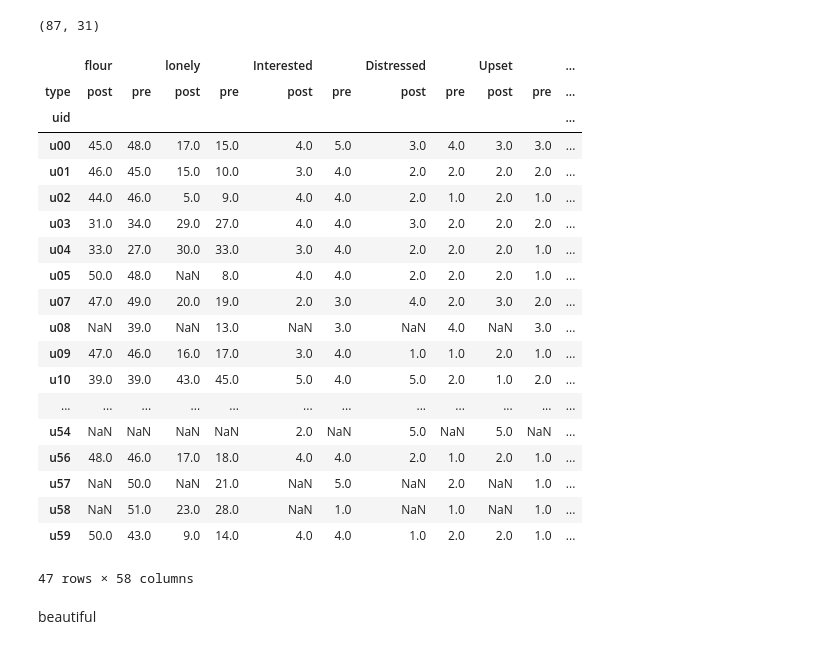
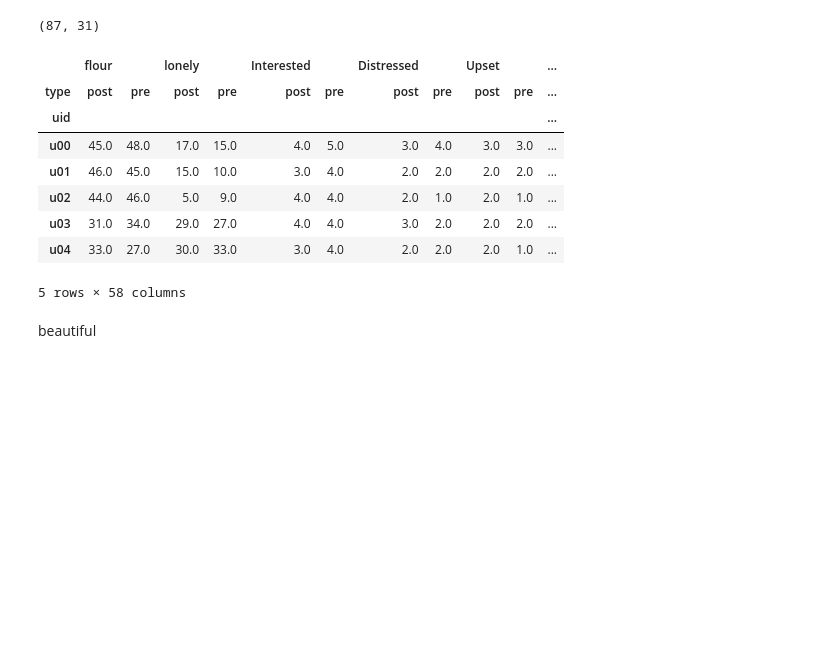
Before and after one commit to mkhash/Modelling-Student-Stress, a Jupyter notebook: code/EDA.ipynb, the cells around one changed output. Drawn from its saved outputs; the diff is of its cells as text; code cells hidden in the pictures; blank space fills up the shorter version.

```diff
--- a/code/EDA.ipynb
+++ b/code/EDA.ipynb
@@ -572,7 +572,7 @@ phq_9_tot.head()
 # %%
 red_survey = flour_tot
 
-for i in [lonely_tot, panas_df, stress_tot, phq_9_tot, vr_score, big_five_score]:
+for i in [lonely_tot, panas_df, phq_9_tot, vr_score, big_five_score, stress_tot]:
     red_survey = red_survey.merge(i, how = 'outer', on = ['uid', 'type'])
 # %%
 red_survey.shape
@@ -580,28 +580,17 @@ red_survey.shape
 (87, 31)
 # %%
 pivot_survey = red_survey.pivot(index = 'uid', columns = 'type')
-pivot_survey
+pivot_survey.head()
 # %% [output]
 |  | flour |  | lonely |  | Interested |  | Distressed |  | Upset |  | ... |
 | type | post | pre | post | pre | post | pre | post | pre | post | pre | ... |
 | uid |  |  |  |  |  |  |  |  |  |  | ... |
 | u00 | 45.0 | 48.0 | 17.0 | 15.0 | 4.0 | 5.0 | 3.0 | 4.0 | 3.0 | 3.0 | ... |
 | u01 | 46.0 | 45.0 | 15.0 | 10.0 | 3.0 | 4.0 | 2.0 | 2.0 | 2.0 | 2.0 | ... |
 | u02 | 44.0 | 46.0 | 5.0 | 9.0 | 4.0 | 4.0 | 2.0 | 1.0 | 2.0 | 1.0 | ... |
 | u03 | 31.0 | 34.0 | 29.0 | 27.0 | 4.0 | 4.0 | 3.0 | 2.0 | 2.0 | 2.0 | ... |
 | u04 | 33.0 | 27.0 | 30.0 | 33.0 | 3.0 | 4.0 | 2.0 | 2.0 | 2.0 | 1.0 | ... |
-| u05 | 50.0 | 48.0 | NaN | 8.0 | 4.0 | 4.0 | 2.0 | 2.0 | 2.0 | 1.0 | ... |
-| u07 | 47.0 | 49.0 | 20.0 | 19.0 | 2.0 | 3.0 | 4.0 | 2.0 | 3.0 | 2.0 | ... |
-| u08 | NaN | 39.0 | NaN | 13.0 | NaN | 3.0 | NaN | 4.0 | NaN | 3.0 | ... |
-| u09 | 47.0 | 46.0 | 16.0 | 17.0 | 3.0 | 4.0 | 1.0 | 1.0 | 2.0 | 1.0 | ... |
-| u10 | 39.0 | 39.0 | 43.0 | 45.0 | 5.0 | 4.0 | 5.0 | 2.0 | 1.0 | 2.0 | ... |
-| ... | ... | ... | ... | ... | ... | ... | ... | ... | ... | ... | ... |
-| u54 | NaN | NaN | NaN | NaN | 2.0 | NaN | 5.0 | NaN | 5.0 | NaN | ... |
-| u56 | 48.0 | 46.0 | 17.0 | 18.0 | 4.0 | 4.0 | 2.0 | 1.0 | 2.0 | 1.0 | ... |
-| u57 | NaN | 50.0 | NaN | 21.0 | NaN | 5.0 | NaN | 2.0 | NaN | 1.0 | ... |
-| u58 | NaN | 51.0 | 23.0 | 28.0 | NaN | 1.0 | NaN | 1.0 | NaN | 1.0 | ... |
-| u59 | 50.0 | 43.0 | 9.0 | 14.0 | 4.0 | 4.0 | 1.0 | 2.0 | 2.0 | 1.0 | ... |
-47 rows × 58 columns
+5 rows × 58 columns
 # %% [markdown]
 beautiful
 # %% [markdown]
```
Also changed, not shown: parts of 22 cells of this notebook, 2 other files.
